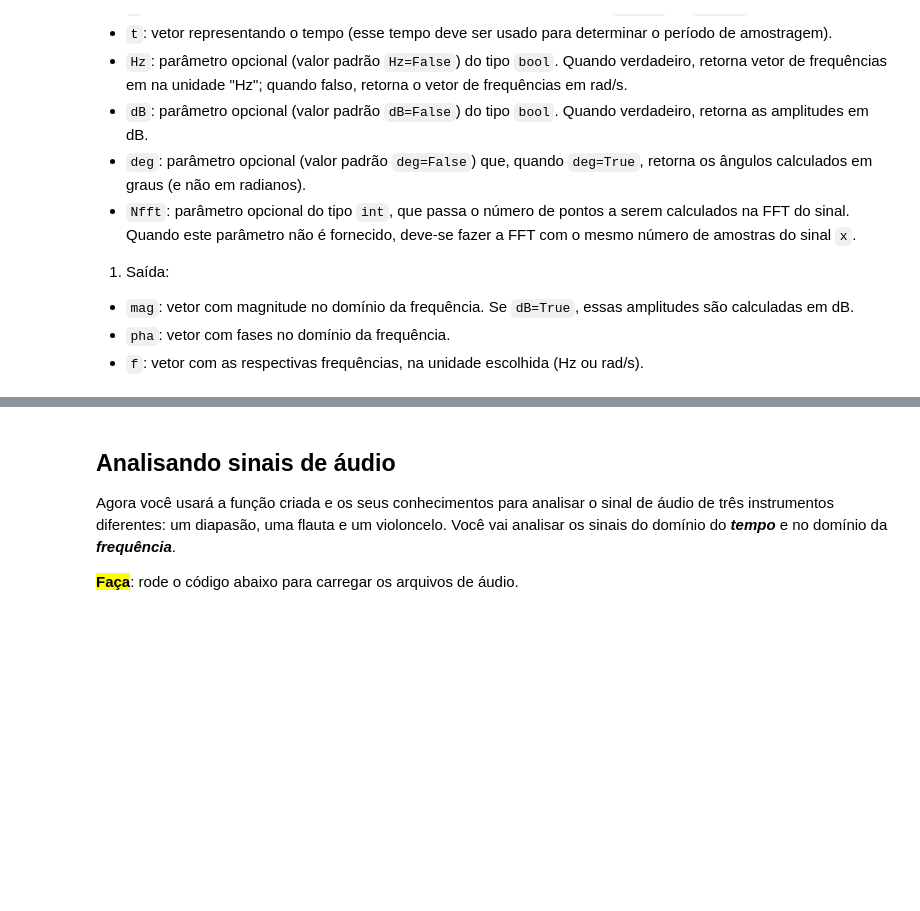
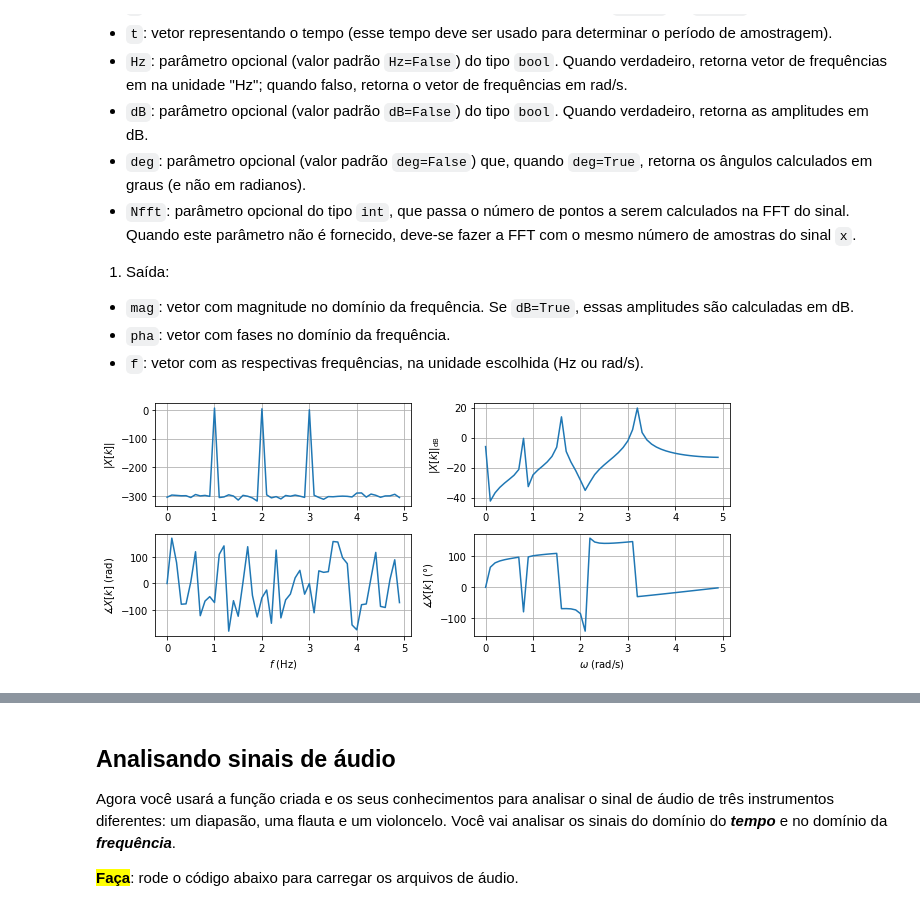
Before and after one commit to iurykischka/Proc.-de-sinais, a Jupyter notebook: Ex/Ex02_FFT_IURY.ipynb, the cells around one changed output, grey strips where cells are left out. Cells and saved outputs as stored; diff of their text form; code cells hidden in the pictures; blank space fills up the shorter version.

```diff
--- a/Ex/Ex02_FFT_IURY.ipynb
+++ b/Ex/Ex02_FFT_IURY.ipynb
@@ -75,45 +75,64 @@ $$ \tilde{X}[k] = \frac{1}{N} \sum_{n=\langle N \rangle} \tilde{x}[n] e^{-jk(2\p
 # %%
 # Bibliotecas
 import numpy as np, scipy as sp, matplotlib.pyplot as plt
+from scipy.fft import fft
 #%matplotlib widget ==> para figuras interativas
 
 ### SEU CÓDIGO COMEÇA AQUI ### (≈ 8 linhas de código)
 
-def serieFourier(x, t, Hz, dB, deg, Nfft):
-    ...
-    return ...
+def fourier(x, t, Hz, dB, deg, Nfft):
+
+    N = len(x)
+    T = t1[1] - t1[0]
+    Nfft = 100
+
+    X_f = fft(x, n=Nfft)
+    X_f = X_f/N # corrige amplitude do sinal
+    X_f = X_f[:Nfft//2]
+    X_f[1:] = 2*X_f[1:]
+    f0 = 1/(Nfft*T) #freq em Hz
+    fHz = np.arange(Nfft)*f0 #freq em Hz
+    fHz = fHz[:Nfft//2]
+
+
+    mag = 20*np.log10(np.abs(X_f)) #modulo no dominio da frequencia em dB
+    pha = np.angle(X_f, deg=1) #fase no dominio da frequencia
+
+    return mag, pha, fHz
 
 ### FIM DO CÓDIGO ###
 
 
-T1 = .1 #interalo de amostragem
+T1 = .1 #intervalo de amostragem
 N1 = 100 #tamanho do sinal
 t1 = np.arange(0, N1*T1, T1) #vetor de tempo (segundos)
 x1 = 2*np.sin(2*np.pi*t1+.1*np.pi) - 1.5*np.cos(4*np.pi*t1+.7*np.pi) + 1*np.cos(6*np.pi*t1)
 mag1, pha1, f1 = fourier(x1, t1, Hz=True, dB=False, deg=False, Nfft=150)
 plt.figure(figsize=(9,4))
 plt.subplot(221)
 plt.plot(f1, mag1)
 plt.ylabel("$|X[k]|$")
 plt.grid(1);
 plt.subplot(223)
 plt.ylabel("$\measuredangle X[k]$ (rad)")
 plt.xlabel("$f$ (Hz)")
 plt.plot(f1, pha1)
 plt.grid(1);
 
 x1 = np.sin(5*t1+.1*np.pi) - 5*np.cos(10*t1+.7*np.pi) + 10*np.cos(20*t1) + .5
 mag1, pha1, f1 = fourier(x1, t1, Hz=False, dB=True, deg=True, Nfft=None)
 plt.subplot(222)
 plt.plot(f1, mag1)
 plt.ylabel("$|X[k]|_{\mathrm{dB}}$")
 plt.grid(1);
 plt.subplot(224)
 plt.ylabel("$\measuredangle X[k]$ (°)")
 plt.xlabel("$\omega$ (rad/s)")
 plt.plot(f1, pha1)
 plt.grid(1);
 plt.tight_layout();
+# %% [output]
+[figure, added]
 # %% [markdown]
 **Saída esperada**:
 gráfico da transformada de Fourier de dois sinais.
```
Also changed, not shown: parts of 1 cell of this notebook.
